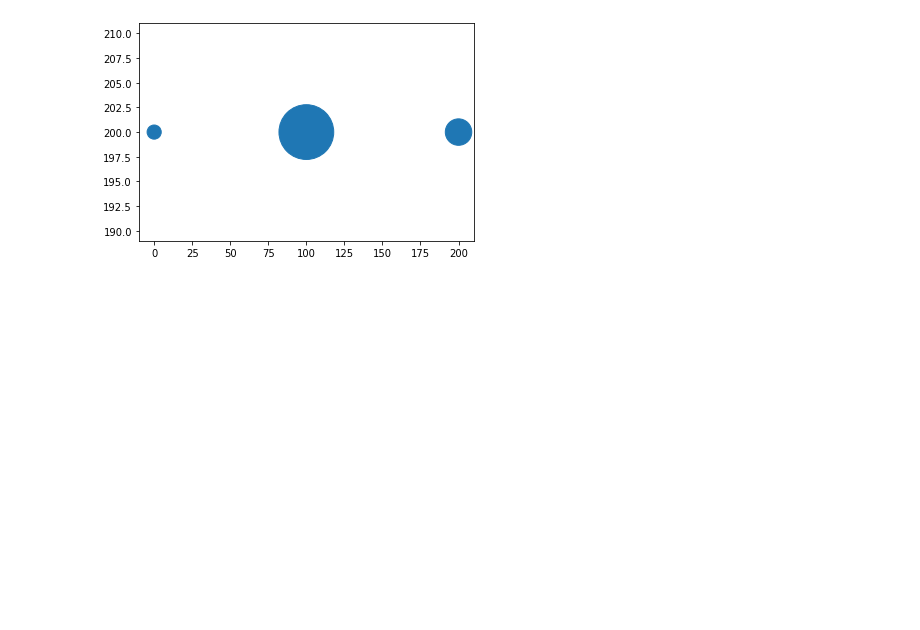
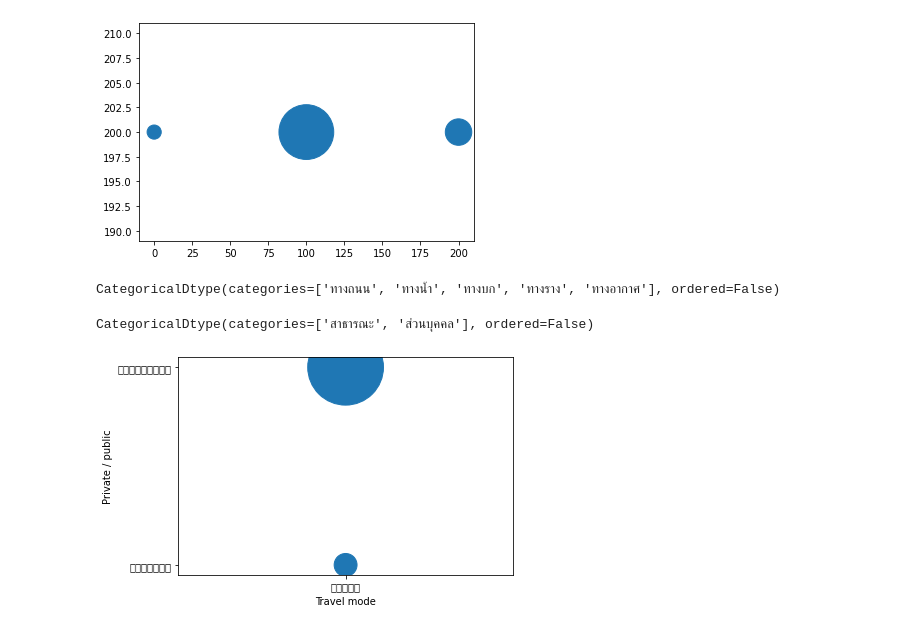
Before and after one commit to MeenTers/data_viz, a Jupyter notebook: Visualize_Data_Distribution(02).ipynb, the cells around one changed output. Saved outputs shown, nothing was run; the diff lists cells and outputs as text; code cells hidden in the pictures; blank space fills up the shorter version.

```diff
--- a/Visualize_Data_Distribution(02).ipynb
+++ b/Visualize_Data_Distribution(02).ipynb
@@ -174,3 +174,21 @@ plt.scatter([0,100,200],[200,200,200],s=[200,3000,700])
 # %% [output]
 <matplotlib.collections.PathCollection at 0x...>
 [figure]
+# %%
+A = data_drop['โหมดการเดินทาง'].astype('category')
+# %%
+A.dtypes
+# %% [output]
+CategoricalDtype(categories=['ทางถนน', 'ทางน้ำ', 'ทางบก', 'ทางราง', 'ทางอากาศ'], ordered=False)
+# %%
+B = data_drop['สาธารณะ/ส่วนบุคคล'].astype('category')
+# %%
+B.dtypes
+# %% [output]
+CategoricalDtype(categories=['สาธารณะ', 'ส่วนบุคคล'], ordered=False)
+# %%
+plt.scatter(A[:5],B[:5],s=0.0001*data_drop['มี.ค. 2562'][:5])
+plt.xlabel('Travel mode') #ชื่อแกน X
+plt.ylabel('Private / public'); #ชื่อแกน Y
+# %% [output]
+[figure, added]
```
